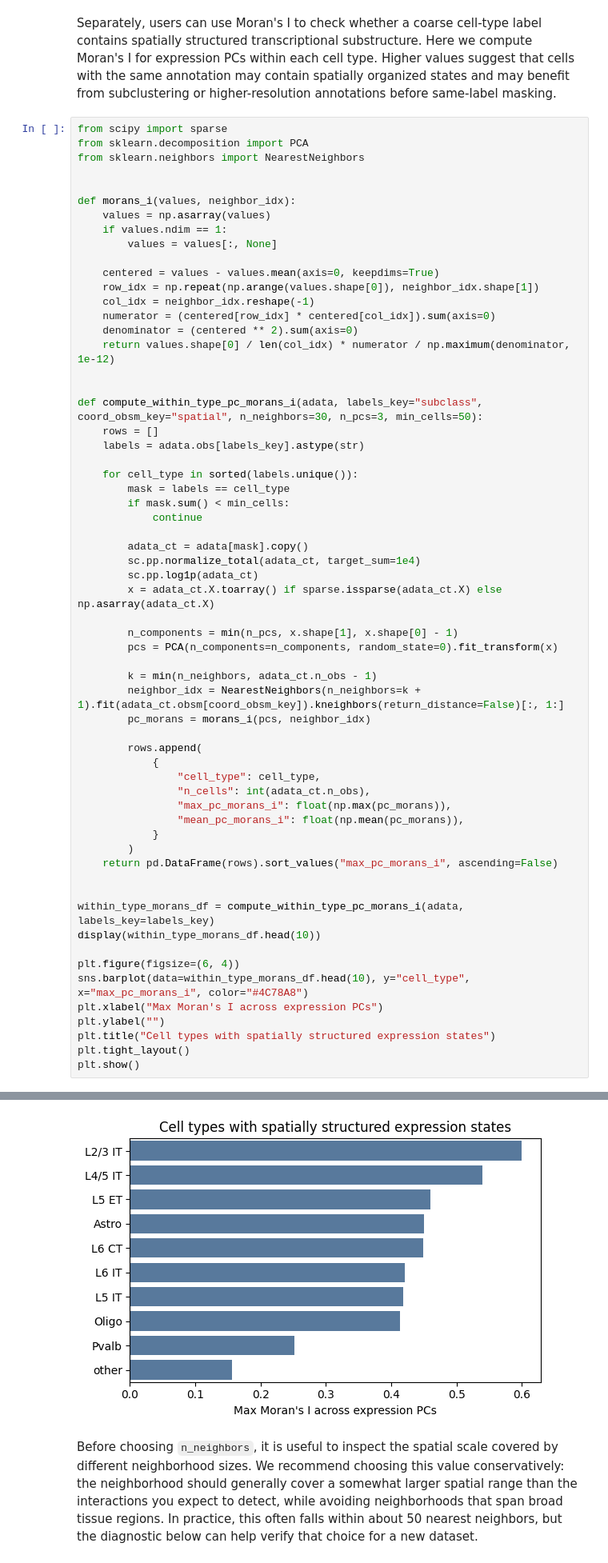
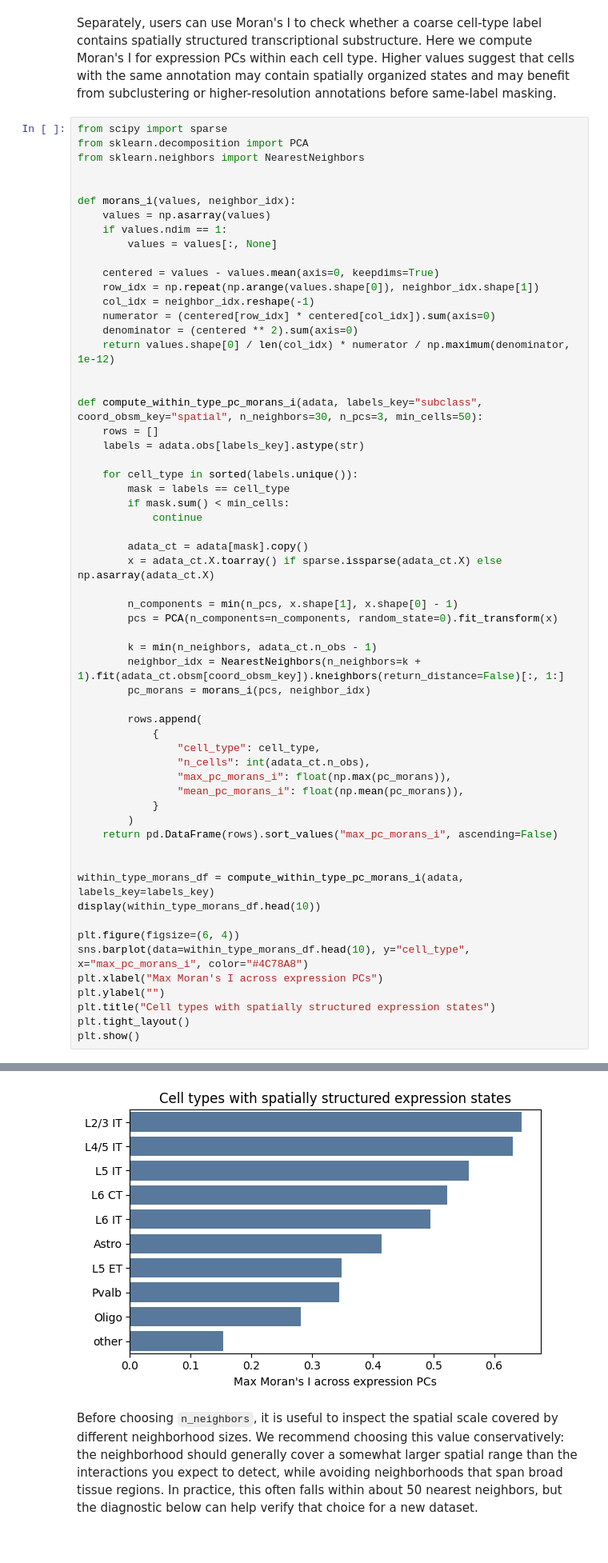
Before and after one commit to azizilab/amici, a Jupyter notebook: examples/basic_usage.ipynb, the cells around one changed output, grey strips where cells are left out. Shown at 80% size. Saved outputs shown, nothing was run; the diff lists cells and outputs as text.

```diff
--- a/examples/basic_usage.ipynb
+++ b/examples/basic_usage.ipynb
@@ -214,8 +214,6 @@ def compute_within_type_pc_morans_i(adata, labels_key="subclass", coord_obsm_key
             continue
 
         adata_ct = adata[mask].copy()
-        sc.pp.normalize_total(adata_ct, target_sum=1e4)
-        sc.pp.log1p(adata_ct)
         x = adata_ct.X.toarray() if sparse.issparse(adata_ct.X) else np.asarray(adata_ct.X)
 
         n_components = min(n_pcs, x.shape[1], x.shape[0] - 1)
@@ -278,4 +259,4 @@ WARNING: adata.X seems to be already log-transformed.
-[figure, old version]
+[figure, new version]
 # %% [markdown]
 Before choosing `n_neighbors`, it is useful to inspect the spatial scale covered by different neighborhood sizes. We recommend choosing this value conservatively: the neighborhood should generally cover a somewhat larger spatial range than the interactions you expect to detect, while avoiding neighborhoods that span broad tissue regions. In practice, this often falls within about 50 nearest neighbors, but the diagnostic below can help verify that choice for a new dataset.
 # %%
```
Also changed, not shown: parts of 1 cell of this notebook.
